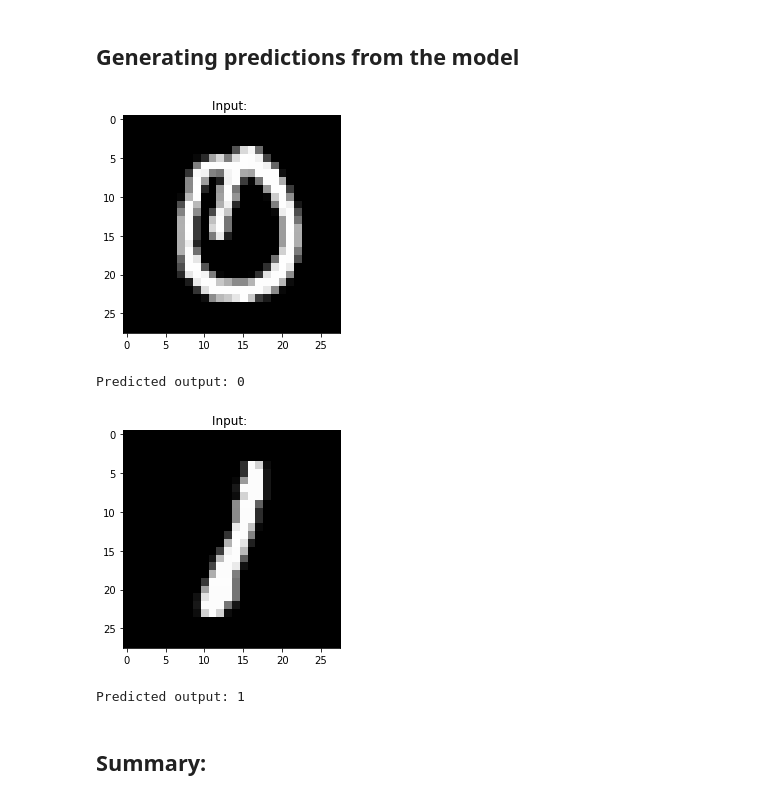
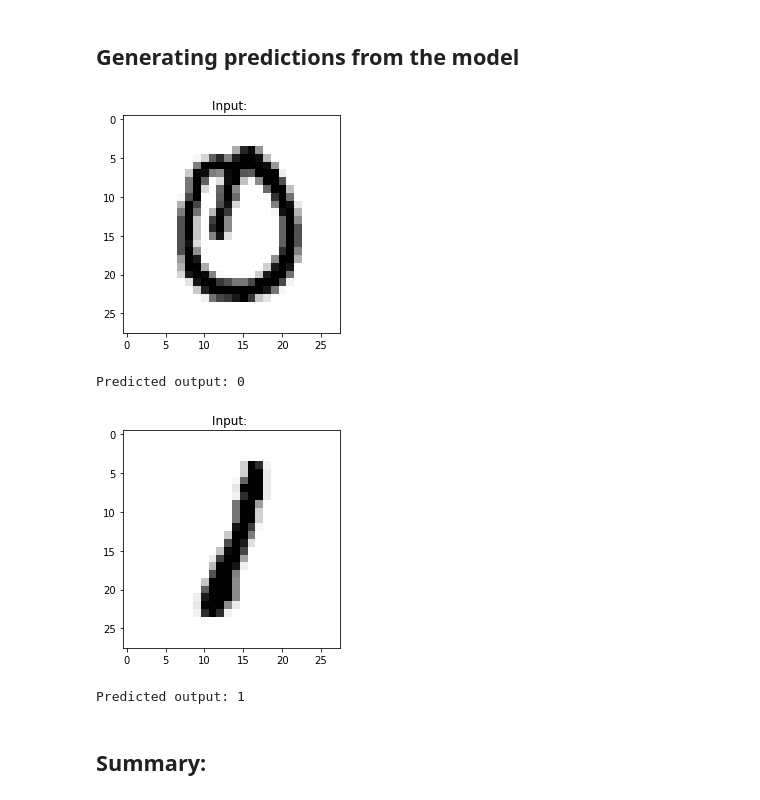
Before and after one commit to benihime91/blog, a Jupyter notebook: _notebooks/2020-09-22-nn-from-scratch.ipynb, the cells around one changed output. Cells and saved outputs as stored; diff of their text form; code cells hidden in the pictures.

```diff
--- a/_notebooks/2020-09-22-nn-from-scratch.ipynb
+++ b/_notebooks/2020-09-22-nn-from-scratch.ipynb
@@ -462,7 +463,7 @@ for i in range(10):
     n = np.random.randint(len(x_train))
     val = x_train[n]
     ax = plt.subplot(2, 5, i+1)
-    plt.imshow(val.reshape(28,28), cmap="gray")
+    plt.imshow(val.reshape(28,28), cmap="binary")
     plt.title(f"Target value: {y_train[n].squeeze()}")
     plt.axis("off")
 # %% [output]
@@ -689,7 +690,7 @@ class Model:
         self.lin3.b -= self.lr * self.dbs[2]
 # %%
 nn = Model(learning_rate=0.0005)
-epochs = 50 # no. of iterations to train
+epochs = 60 # no. of iterations to train
 
 for n in range(epochs):
     loss, _ = nn.forward(x_train, calc_loss=True, targ=y_train)
@@ -765,27 +766,27 @@ Accuracy: 0.997566909975669
 test_inp = x_valid[0] # one example from the validation set
 plt.title("Input: ")
 
-plt.imshow(test_inp.reshape(28,28), cmap="gray")
+plt.imshow(test_inp.reshape(28,28), cmap="binary")
 plt.show()
 
 pred = nn.forward(test_inp, calc_loss=False)
 predicted_val = int(pred > 0.5)
 print(f"Predicted output: {predicted_val}")
 # %% [output]
-[figure, old version]
+[figure, new version]
 Predicted output: 0
 # %%
 #collapse
 test_inp = x_valid[2000] # one example from the validation set
 plt.title("Input: ")
-plt.imshow(test_inp.reshape(28,28), cmap="gray")
+plt.imshow(test_inp.reshape(28,28), cmap="binary")
 plt.show()
 
 pred = nn.forward(test_inp, calc_loss=False)
 predicted_val = int(pred > 0.5)
 print(f"Predicted output: {predicted_val}")
 # %% [output]
-[figure, old version]
+[figure, new version]
 Predicted output: 1
 # %% [markdown]
 ## Summary:
```
Also changed, not shown: parts of 7 cells of this notebook, 1 other file.
